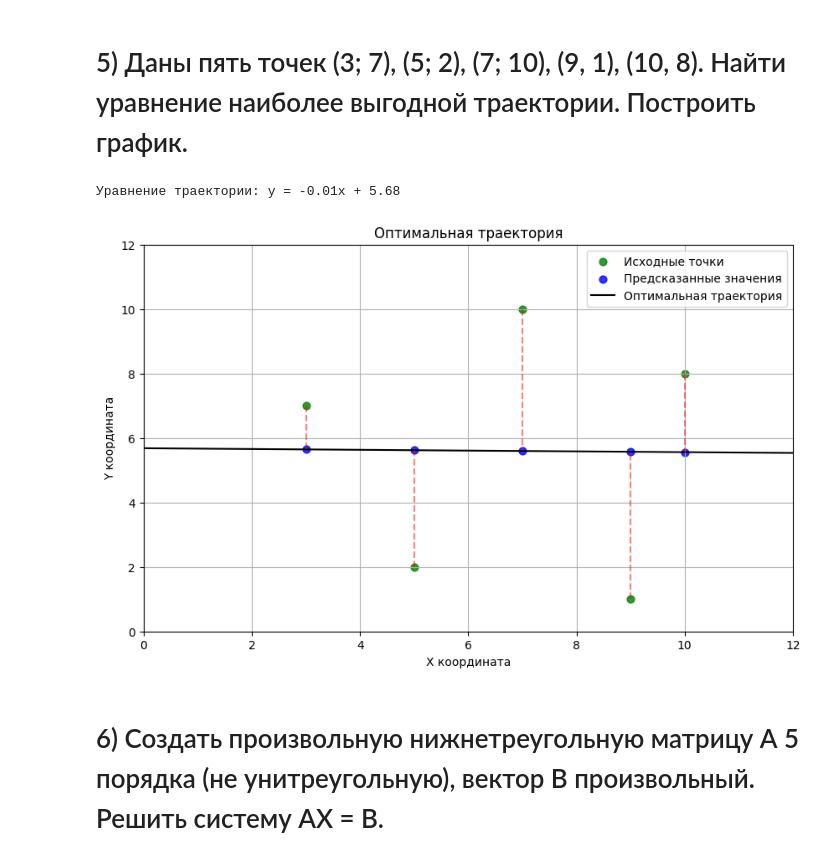
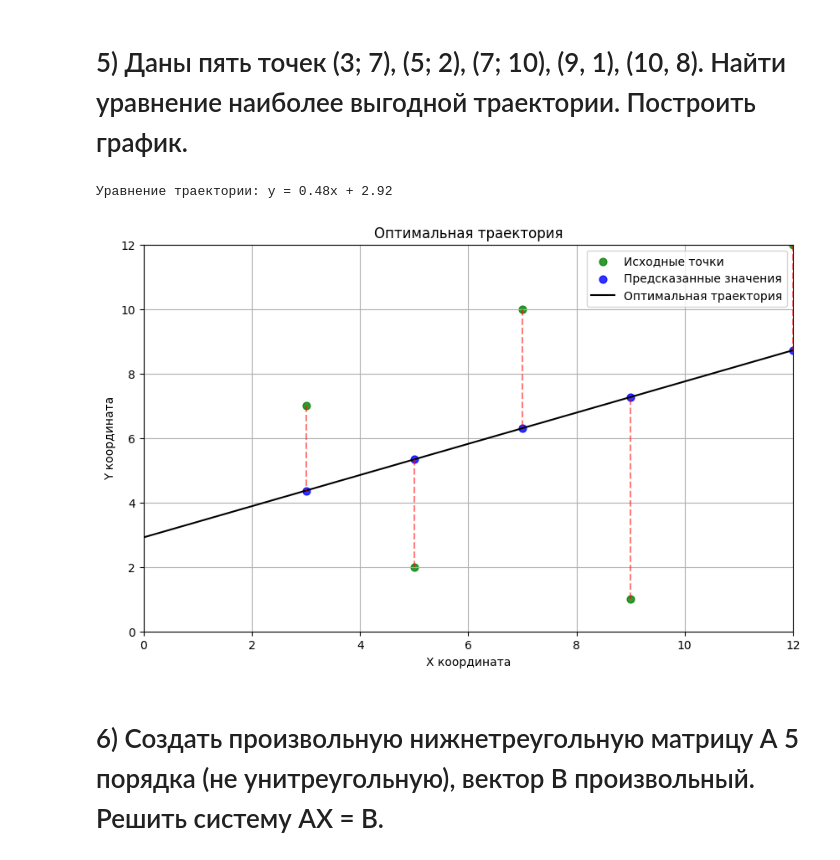
Before and after one commit to IVANBERESTOV/MATH_LAB, a Jupyter notebook: LR_2.ipynb, the cells around one changed output. Saved outputs shown, nothing was run; the diff lists cells and outputs as text; code cells hidden in the pictures.

```diff
--- a/LR_2.ipynb
+++ b/LR_2.ipynb
@@ -94,7 +95,7 @@ import numpy as np
 import matplotlib.pyplot as plt
 
 # Исходные данные точек
-points = np.array([[3, 7], [5, 2], [7, 10], [9, 1], [10, 8]])
+points = np.array([[3, 7], [5, 2], [7, 10], [9, 1], [12, 12]])
 x_points = points[:, 0]
 y_points = points[:, 1]
 
@@ -105,35 +106,35 @@ a, b = coefficients
 print("\nУравнение траектории: y = {:.2f}x + {:.2f}".format(a, b))
 
 # Вычисляем предсказанные значения
 y_pred = a * x_points + b
 
 # Настройка графика
 plt.figure(figsize=(10, 6))
 plt.xlim(0, 12)
 plt.ylim(0, 12)
 
 # Отображаем исходные точки и предсказанные значения
 plt.scatter(x_points, y_points, s=40, c='g', marker='o', alpha=0.8, label='Исходные точки')
 plt.scatter(x_points, y_pred, s=40, c='b', marker='o', alpha=0.8, label='Предсказанные значения')
 
 # Линия регрессии
 X_support = np.linspace(0, 12, 100)
 Y_model = a * X_support + b
 plt.plot(X_support, Y_model, 'k-', label='Оптимальная траектория')
 
 # Вертикальные линии (ошибки)
 for i in range(len(x_points)):
     plt.plot([x_points[i], x_points[i]], [y_points[i], y_pred[i]], 'r--', alpha=0.5)
 
 plt.xlabel('X координата')
 plt.ylabel('Y координата')
 plt.title('Оптимальная траектория')
 plt.legend()
 plt.grid(True)
 plt.show()
 # %% [output]
-Уравнение траектории: y = -0.01x + 5.68
+Уравнение траектории: y = 0.48x + 2.92
-[figure, old version]
+[figure, new version]
 # %% [markdown]
 # 6) Создать произвольную нижнетреугольную матрицу А 5 порядка (не унитреугольную), вектор B произвольный. Решить систему AX = B.
 # %%
```
Also changed, not shown: parts of 3 cells of this notebook, 2 other files.
